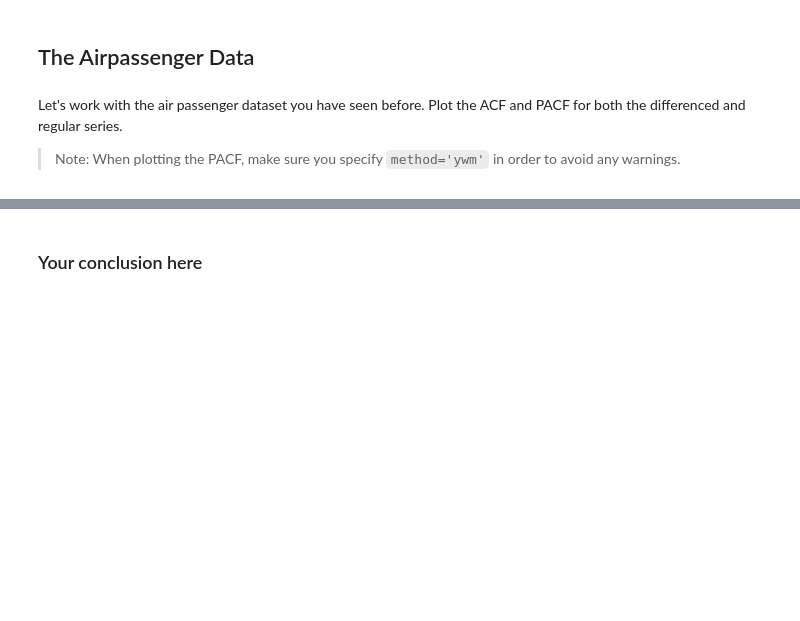
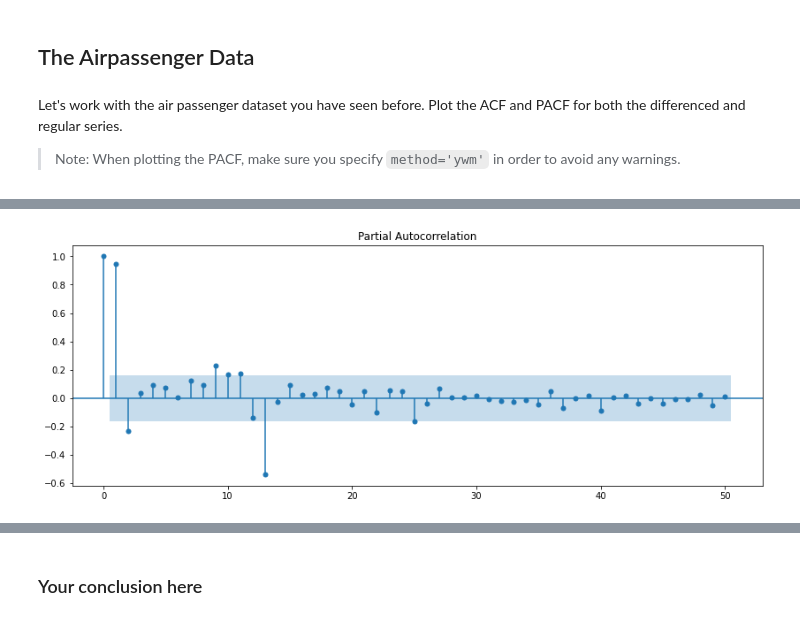
Before and after one commit to kevgross89/dsc-corr-autocorr-in-time-series-lab, a Jupyter notebook: index.ipynb, the cells around one changed output, grey strips where cells are left out. Cells and saved outputs as stored; diff of their text form; code cells hidden in the pictures; blank space fills up the shorter version.

```diff
--- a/index.ipynb
+++ b/index.ipynb
@@ -191,2 +202,9 @@ air.head()
+# %%
+# Plot PACF (regular)
+
+rcParams['figure.figsize'] = 14, 5
+plot_pacf(air.dropna(), lags=50, method='ywm');
+# %% [output]
+[figure, added]
 # %%
 # Generate a differenced series
```
Also changed, not shown: parts of 16 cells of this notebook.
